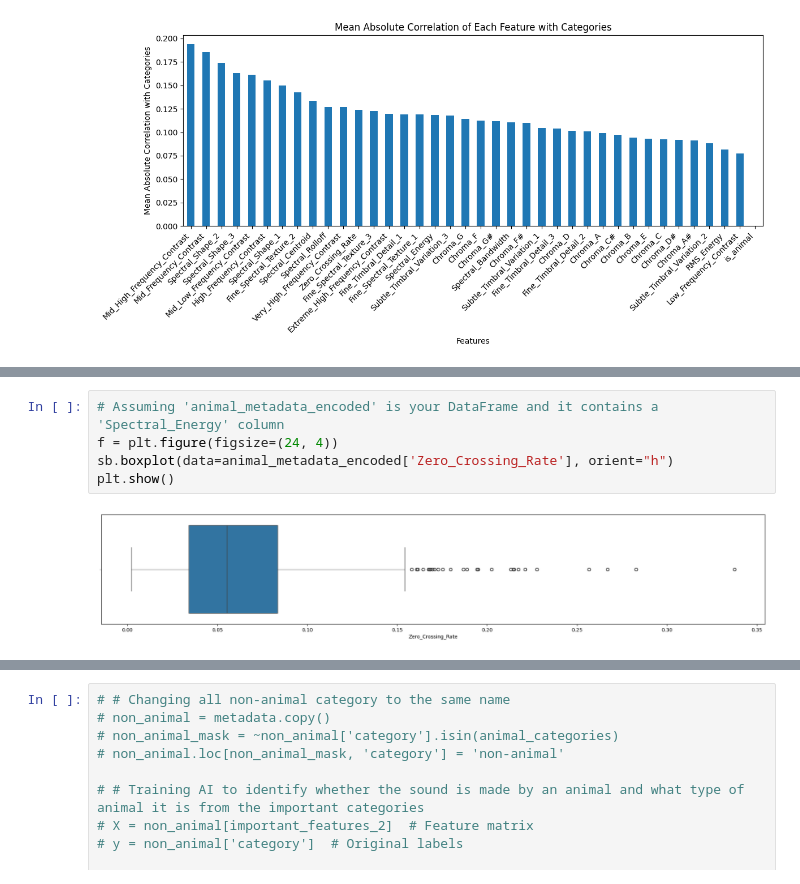
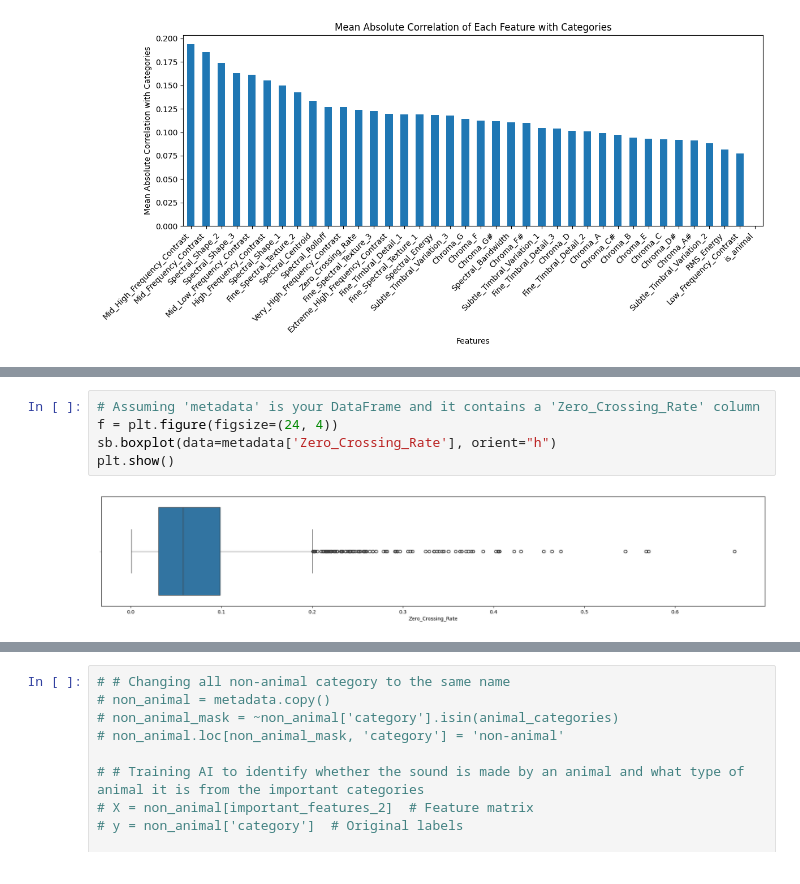
Before and after one commit to RussellArvin/animalsoundprediction, a Jupyter notebook: main.ipynb, the cells around one changed output, grey strips where cells are left out. Saved outputs shown, nothing was run; the diff lists cells and outputs as text.

```diff
--- a/main.ipynb
+++ b/main.ipynb
@@ -725,7 +862,7 @@ plt.show()
 # %%
-# Assuming 'animal_metadata_encoded' is your DataFrame and it contains a 'Spectral_Energy' column
+# Assuming 'metadata' is your DataFrame and it contains a 'Zero_Crossing_Rate' column
 f = plt.figure(figsize=(24, 4))
-sb.boxplot(data=animal_metadata_encoded['Zero_Crossing_Rate'], orient="h")
+sb.boxplot(data=metadata['Zero_Crossing_Rate'], orient="h")
 plt.show()
 # %% [output]
-[figure, old version]
+[figure, new version]
```
Also changed, not shown: parts of 26 cells of this notebook.
